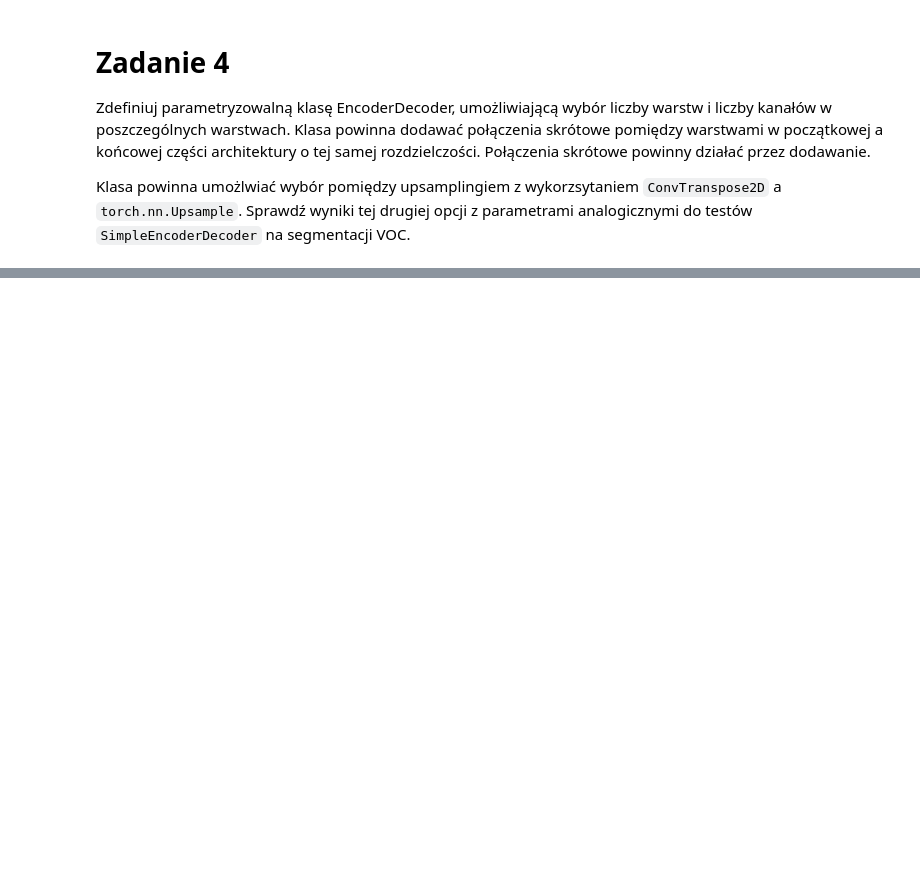
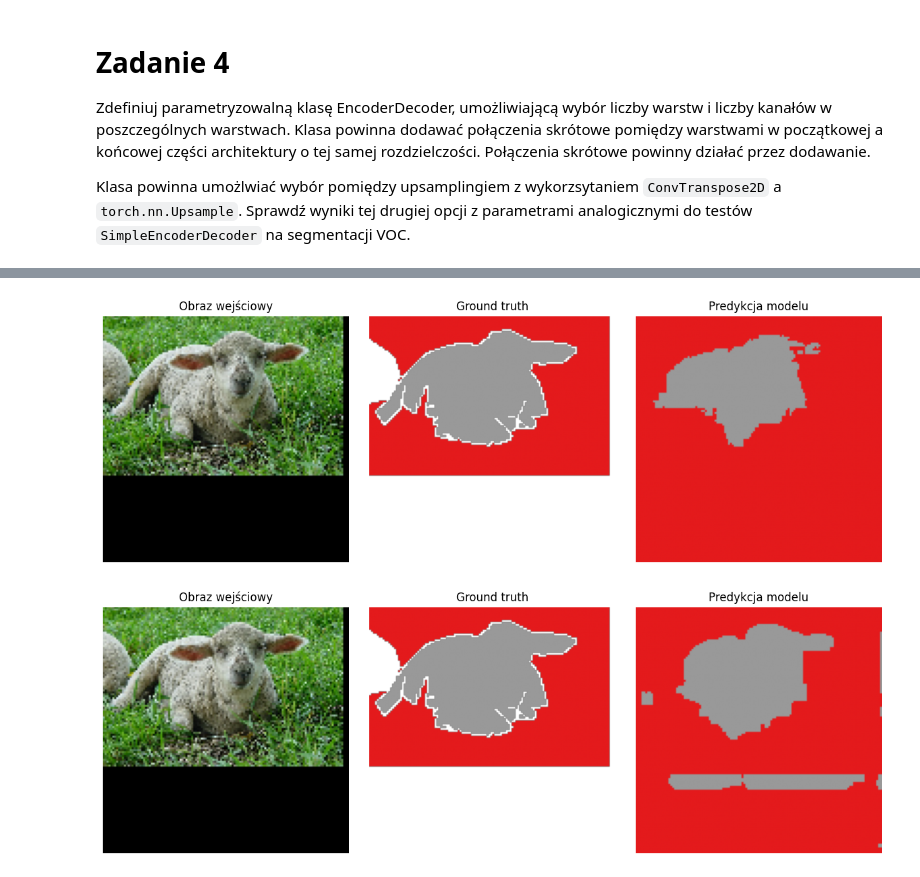
Before and after one commit to KwolekD/GlebokieSieciNeuronowe, a Jupyter notebook: lab08.ipynb, the cells around one changed output, grey strips where cells are left out. Drawn from its saved outputs; the diff is of its cells as text; code cells hidden in the pictures; blank space fills up the shorter version.

```diff
--- a/lab08.ipynb
+++ b/lab08.ipynb
@@ -207,3 +205,9 @@ history_simple = fit(model_simple, optimizer, loss, train_dl, test_dl, 50, True)
+# %%
+model = SimpleEncoderDecoder([32,64,128], 21).cuda()
+
+dummy_data = torch.zeros((32,3,64,64)).cuda()
+
+assert(model(dummy_data).shape==(32,21,64,64))
 # %% [markdown]
 # Zadanie 3
 
@@ -385,8 +409,8 @@ class EncoderDecoder(torch.nn.Module):
         self.dec_up = nn.ModuleList()
         rev_channels = channels[::-1]
 
-        for i in range(len(rev_channels)):
-            out_c = rev_channels[i+1] if i < len(rev_channels)-1 else channels[0]
+        for i in range(len(rev_channels)-1):
+            out_c = rev_channels[i+1]
             if not self.use_upsample:
                 self.dec_up.append(nn.ConvTranspose2d(rev_channels[i], out_c, 2, stride=2))
             else:
@@ -463,0 +514,36 @@ print("Dzięki użyciu Upsample + Conv2d, zachowujemy podobne (często lepsze z
+# %%
+import matplotlib.pyplot as plt
+import torch
+
+def show_segmentation(model, dataset, idx=0):
+    model.eval()
+    image, label = dataset[idx]
+
+    with torch.no_grad():
+        pred = model(image.unsqueeze(0).cuda())
+        pred_mask = torch.argmax(pred, dim=1).squeeze(0).cpu()
+
+    fig, axes = plt.subplots(1, 3, figsize=(12, 4))
+
+    axes[0].imshow(image.permute(1, 2, 0).clamp(0, 1))
+    axes[0].set_title("Obraz wejściowy")
+    axes[0].axis("off")
+
+    gt = label.float()
+    gt[label == 255] = float("nan")
+    axes[1].imshow(gt, cmap="Set1", vmin=0, vmax=1)
+    axes[1].set_title("Ground truth")
+    axes[1].axis("off")
+
+    axes[2].imshow(pred_mask.float(), cmap="Set1", vmin=0, vmax=1)
+    axes[2].set_title("Predykcja modelu")
+    axes[2].axis("off")
+
+    plt.tight_layout()
+    plt.show()
+
+show_segmentation(model_simple, test_data, idx=5)
+show_segmentation(model_upsample, test_data, idx=5)
+# %% [output]
+[figure, added]
+[figure, added]
```
Also changed, not shown: parts of 8 cells of this notebook, 2 other files.
